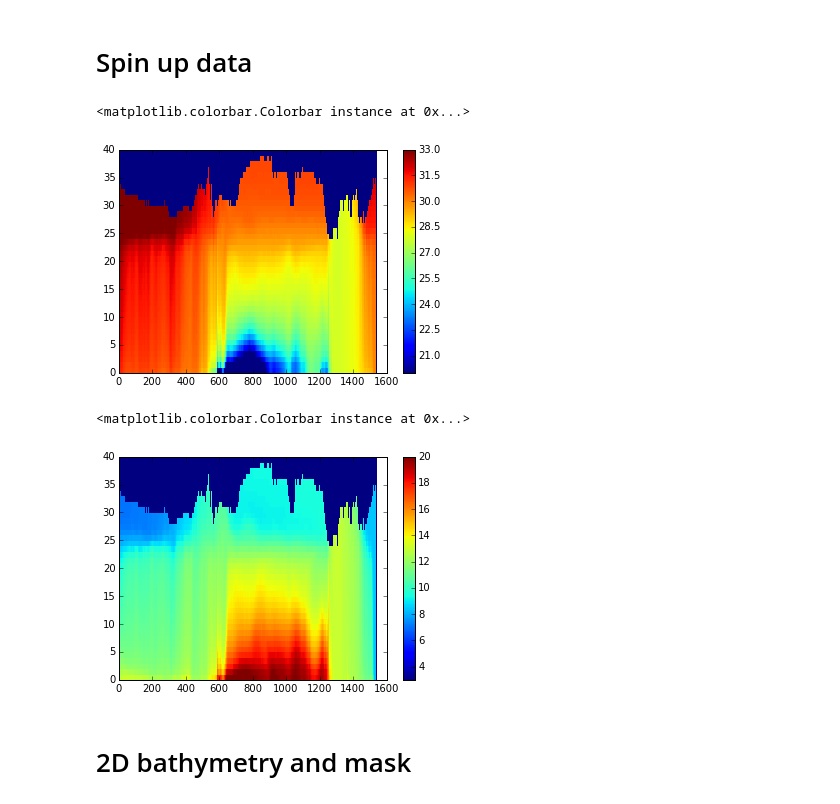
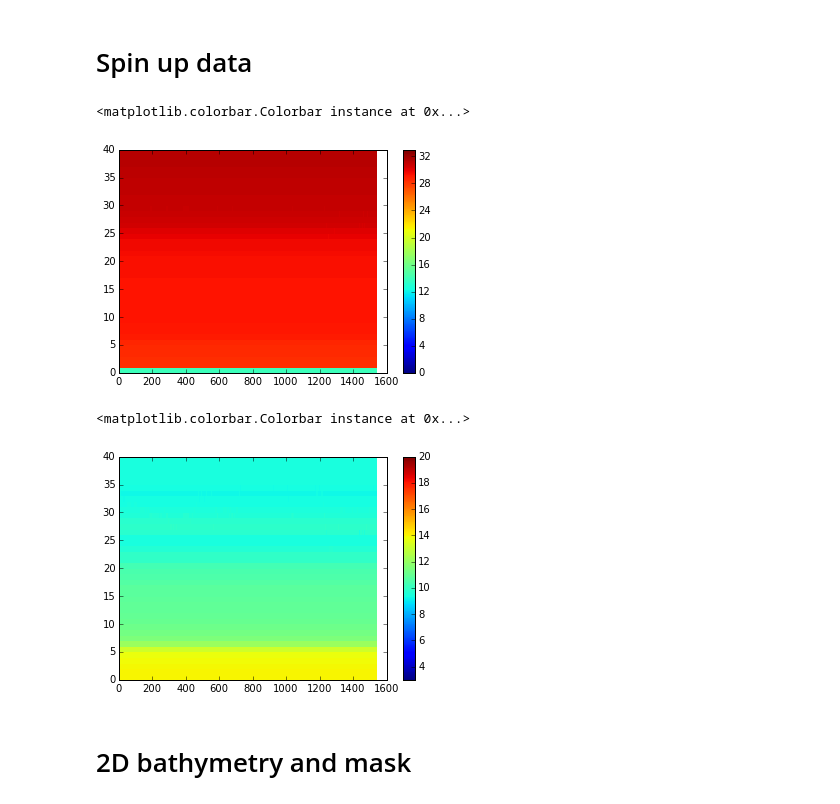
Before and after one commit to SalishSeaCast/2d-domain, a Jupyter notebook: notebooks/Generate_2D_T+S.ipynb, the cells around one changed output. Cells and saved outputs as stored; diff of their text form; code cells hidden in the pictures.

Commit message:
Generated horizontally uniform strat

```diff
--- a/notebooks/Generate_2D_T+S.ipynb
+++ b/notebooks/Generate_2D_T+S.ipynb
@@ -15,10 +15,8 @@ from salishsea_tools import tidetools,nc_tools
 # %%
 #Spinup data and batyhmetry
 #Choose a date (I should do this in a better way with variables...)
-date = 'Aug2003'
-spinup=nc.Dataset('/ocean/dlatorne/MEOPAR/SalishSea/results/spin-up/9aug18aug/SalishSea_1d_20030809_20030818_grid_T.nc')
-
-
+date = 'uniform'
+spinup=nc.Dataset('/data/nsoontie/MEOPAR/NEMO-forcing/initial_strat/SS2_SoG0318_1y_salinity_nomask.nc')
 dspin =spinup.variables['deptht'][:]
 
 grid=nc.Dataset('/data/nsoontie/MEOPAR/NEMO-forcing/grid/bathy_meter_SalishSea2.nc')
@@ -30,8 +28,13 @@ lines = np.loadtxt(
         delimiter=" ", unpack=False)
 lines = lines.astype(int)
 
+Sspin=spinup.variables['vosaline'][0,:,lines[:,0],lines[:,1]]
+
+
+#temperautre
+spinup=nc.Dataset('/data/nsoontie/MEOPAR/NEMO-forcing/initial_strat/SS2_SoG0318_1y_temperature_nomask.nc')
 Tspin=spinup.variables['votemper'][0,:,lines[:,0],lines[:,1]]
-Sspin=spinup.variables['vosaline'][0,:,lines[:,0],lines[:,1]]
+
 #mu=Sspin==0
 #Sspin =np.ma.array(Sspin,mask=mu)
 #mu=Tspin==0
@@ -40,17 +43,17 @@ Sspin=spinup.variables['vosaline'][0,:,lines[:,0],lines[:,1]]
 xx,zz=np.meshgrid(np.arange(0,lines.shape[0],1),dspin)
 # %%
 
-plt.pcolormesh(Sspin,vmin=20,vmax=33)
+plt.pcolormesh(Sspin,vmin=0,vmax=33)
 plt.colorbar()
 # %% [output]
 <matplotlib.colorbar.Colorbar instance at 0x...>
-[figure, old version]
+[figure, new version]
 # %%
 plt.pcolormesh(Tspin,vmin=3,vmax=20)
 plt.colorbar()
 # %% [output]
 <matplotlib.colorbar.Colorbar instance at 0x...>
-[figure, old version]
+[figure, new version]
 # %% [markdown]
 # 2D bathymetry and mask
 # %%
```
Also changed, not shown: parts of 6 cells of this notebook.
